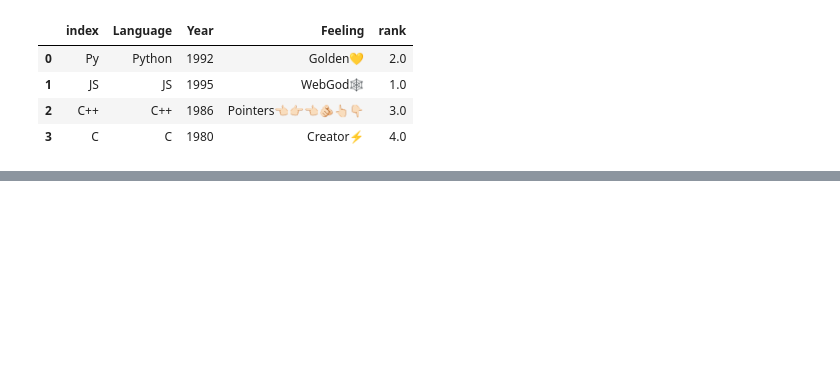
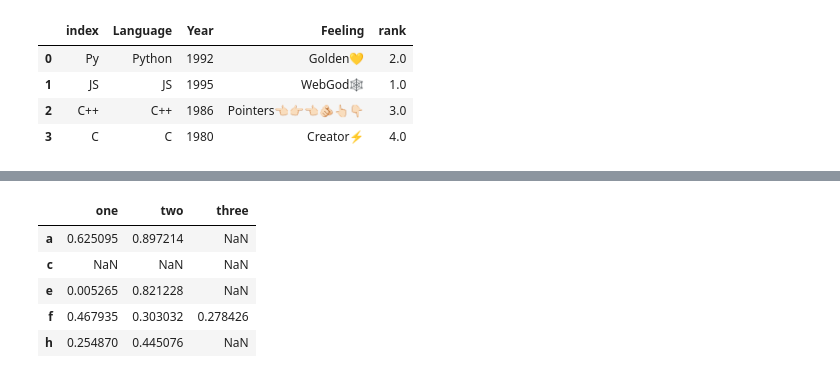
Before and after one commit to XionVolt/Ai-Ml, a Jupyter notebook: Programming/Pandas/04_important_series_and_df_methods.ipynb, the cells around one changed output, grey strips where cells are left out. Saved outputs shown, nothing was run; the diff lists cells and outputs as text; code cells hidden in the pictures; blank space fills up the shorter version.

```diff
--- a/Programming/Pandas/04_important_series_and_df_methods.ipynb
+++ b/Programming/Pandas/04_important_series_and_df_methods.ipynb
@@ -120,0 +164,24 @@ langs.rename(index={0:'Py',1:'JS',2:'C++',3:'C'}).reset_index()
+# %%
+# dropna -> (series and dataframe) ->https://www.youtube.com/live/zTa4MIrGTIE?si=xUYJHm4HZaywRkVC
+# make an dataframe of missing values
+
+# in series it remove all missing values
+
+""" in dataframe it takes `how` parameter (default is 'any' means any row that contains even single missing value will
+ be dropped), which , if `how` = all it will drop rows only if all values in that row are missing,
+ and `subset` which takes column names (list) and then drop rows where in given columns has missing values
+ """
+
+rng = np.random.default_rng(7)
+a = rng.random(size=(5,3))
+a[1] = np.nan
+a[::2,-1] = np.nan
+df = pd.DataFrame(a, index=['a', 'c', 'e', 'f', 'h'], columns=['one', 'two', 'three'])
+df # will drop rows with any missing values
+# %% [output]
+|  | one | two | three |
+| a | 0.625095 | 0.897214 | NaN |
+| c | NaN | NaN | NaN |
+| e | 0.005265 | 0.821228 | NaN |
+| f | 0.467935 | 0.303032 | 0.278426 |
+| h | 0.254870 | 0.445076 | NaN |
```
Also changed, not shown: parts of 13 cells of this notebook, 4 other files.
